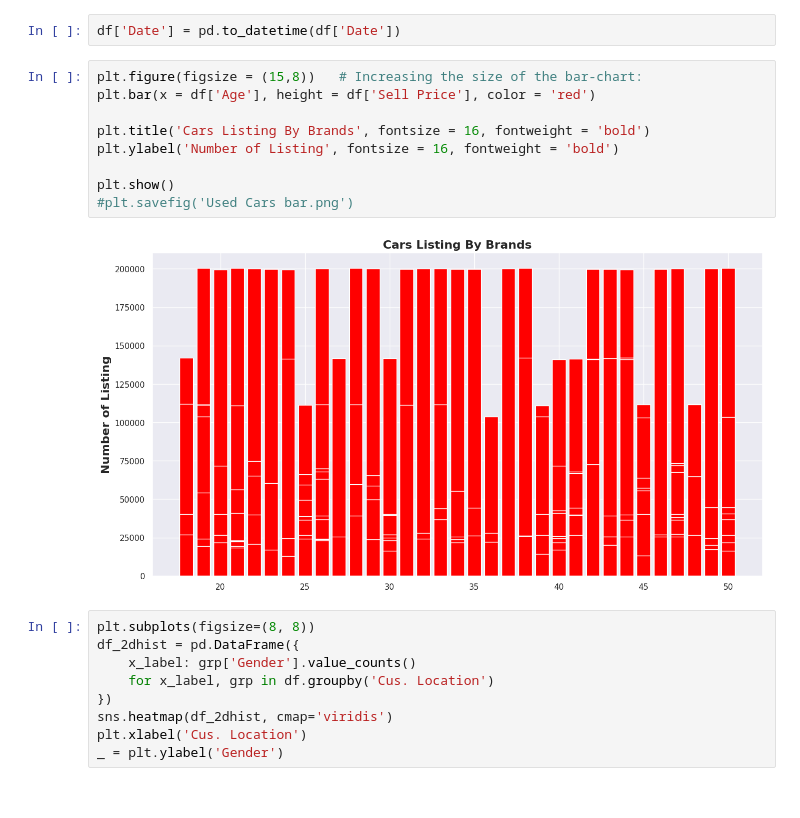
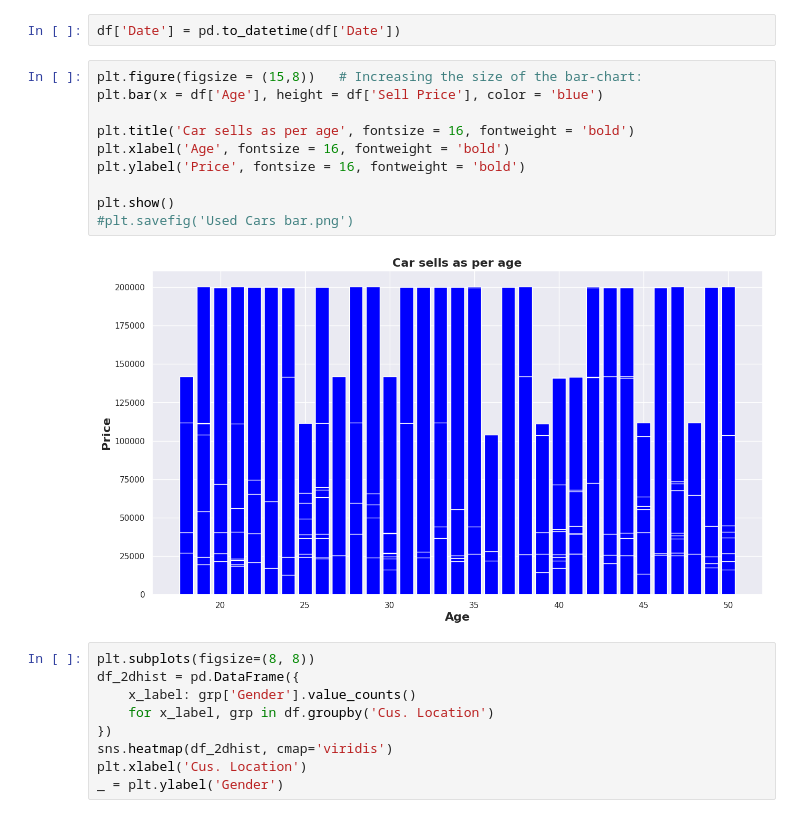
Before and after one commit to Nikhil5566/EDA-Prostate-cancer-dataset-, a Jupyter notebook: TechCorner_Sales_update_csv.ipynb, the cells around one changed output. Drawn from its saved outputs; the diff is of its cells as text.

```diff
--- a/TechCorner_Sales_update_csv.ipynb
+++ b/TechCorner_Sales_update_csv.ipynb
@@ -129,15 +129,16 @@ np.int64(0)
 df['Date'] = pd.to_datetime(df['Date'])
 # %%
 plt.figure(figsize = (15,8))   # Increasing the size of the bar-chart:
-plt.bar(x = df['Age'], height = df['Sell Price'], color = 'red')
+plt.bar(x = df['Age'], height = df['Sell Price'], color = 'blue')
 
-plt.title('Cars Listing By Brands', fontsize = 16, fontweight = 'bold')
-plt.ylabel('Number of Listing', fontsize = 16, fontweight = 'bold')
+plt.title('Car sells as per age', fontsize = 16, fontweight = 'bold')
+plt.xlabel('Age', fontsize = 16, fontweight = 'bold')
+plt.ylabel('Price', fontsize = 16, fontweight = 'bold')
 
 plt.show()
 #plt.savefig('Used Cars bar.png')
 # %% [output]
-[figure, old version]
+[figure, new version]
 # %%
 plt.subplots(figsize=(8, 8))
 df_2dhist = pd.DataFrame({
```
